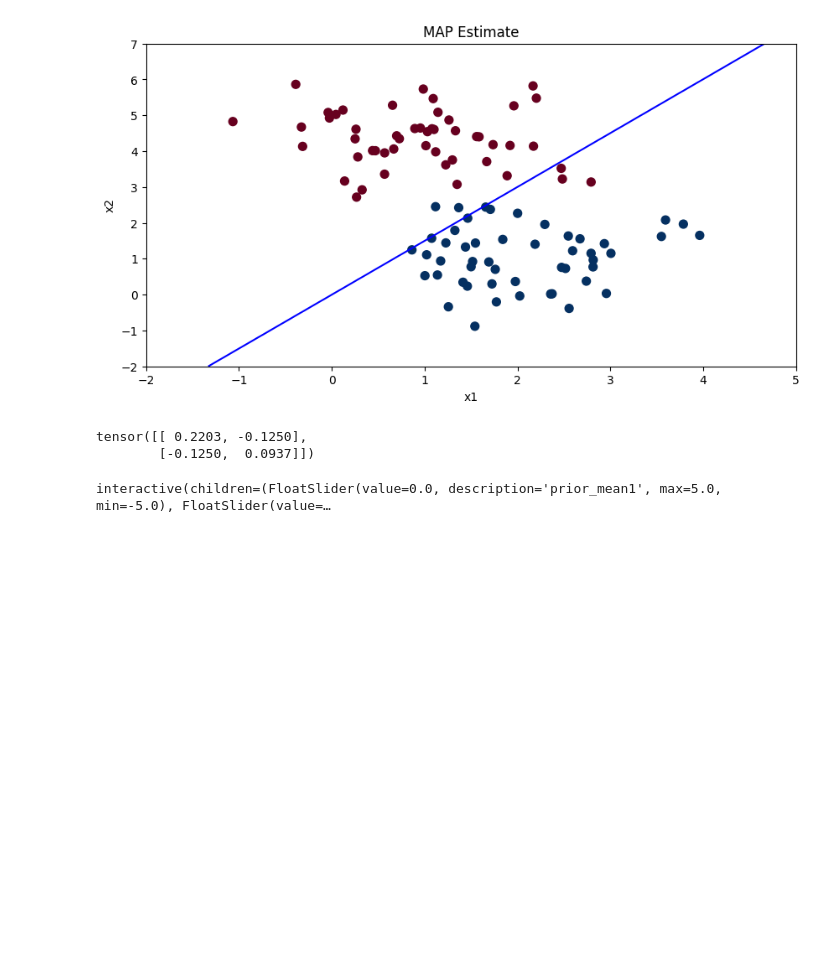
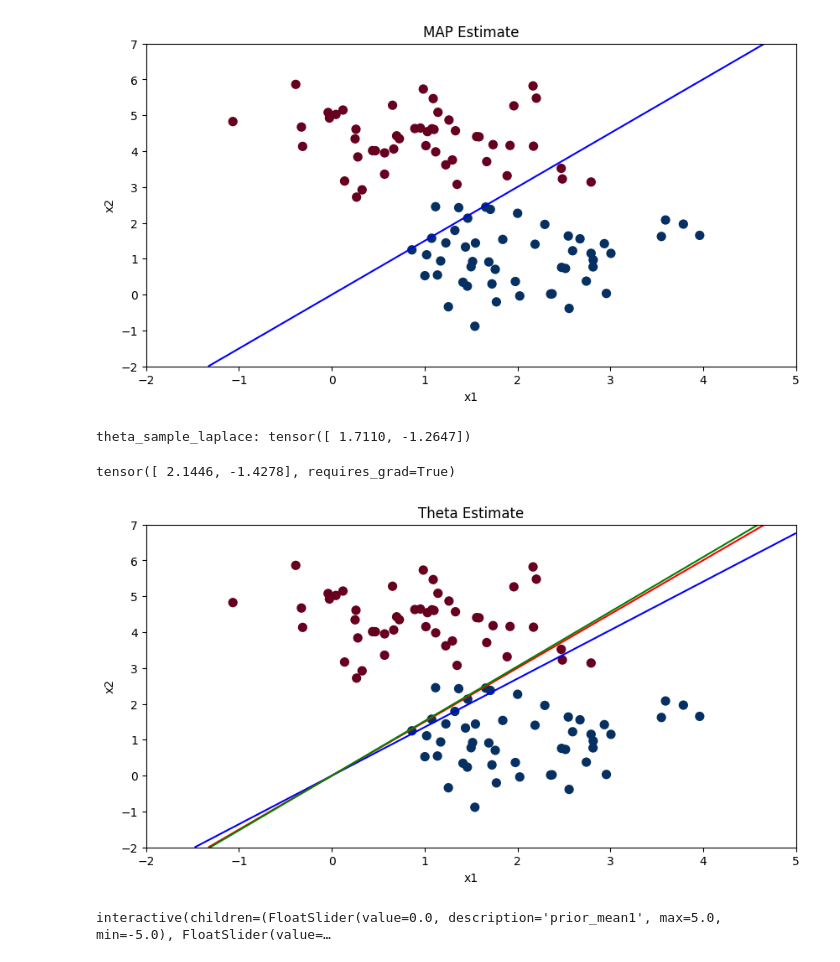
Before and after one commit to Kalash0309/Bayesian_Unlearning, a Jupyter notebook: Kalash/bayesian_logistic_regression.ipynb, the cells around one changed output. Cells and saved outputs as stored; diff of their text form; code cells hidden in the pictures; blank space fills up the shorter version.

```diff
--- a/Kalash/bayesian_logistic_regression.ipynb
+++ b/Kalash/bayesian_logistic_regression.ipynb
@@ -101,3 +101,18 @@ theta_map = map(prior)
 print('theta_map:', theta_map)
 # %% [output]
 theta_map: tensor([ 2.1446, -1.4278], requires_grad=True)
+# %%
+# Calculate theta mle
+
+def mle(X=X, y=y):
+    theta_mle = torch.tensor([0.,0.], requires_grad=True)
+    optimizer = torch.optim.Adam([theta_mle], lr=0.1)
+    for i in range(1000):
+        optimizer.zero_grad()
+        loss = -log_likelihood(theta_mle, X, y)
+        loss.backward()
+        optimizer.step()
+    return theta_mle
+
+theta_mle = mle()
+print('theta_mle:', theta_mle)
@@ -127,15 +144,44 @@ plot_map_estimate_decision_boundary(theta_map)
 def hessian_bivariate_normal(nll, mode):
     hessian = torch.autograd.functional.hessian(nll, mode)
     return torch.inverse(hessian)
-
-nll = lambda theta: -log_likelihood(theta, X, y)
-# nll(theta_map)
-hessian_bivariate_normal(nll, theta_map)
-# posterior_approx_cov = torch.inverse(hessian_bivariate_normal(nll, theta_map))
-# posterior_approx_cov
-# %% [output]
-tensor([[ 0.2203, -0.1250],
-        [-0.1250,  0.0937]])
+# %%
+nll = lambda theta: -log_likelihood(theta, X, y)
+posterior_approx_cov = hessian_bivariate_normal(nll, theta_map)
+# %%
+laplace_dist = multivariate_normal(theta_map, posterior_approx_cov)
+theta_sample_laplace = laplace_dist.sample()
+print('theta_sample_laplace:', theta_sample_laplace)
+# %% [output]
+theta_sample_laplace: tensor([ 1.7110, -1.2647])
+# %%
+
+def plot_theta_decision_boundary_compare(theta_1, theta_2, theta_3,  X=X, y=y):
+
+    fig = plt.figure(figsize=(10, 5))
+    plt.scatter(X[:, 0], X[:, 1], c=y, s=50, cmap="RdBu")
+    plt.xlabel('x1')
+    plt.ylabel('x2')
+    plt.title('Theta Estimate')
+    x1 = torch.linspace(-2, 5, 1000)
+    x2 = torch.linspace(-2, 7, 1000)
+    X1, X2 = torch.meshgrid(x1, x2)
+    Z = torch.stack([X1, X2], dim=-1)
+    z_map = forward(Z, theta_1).detach().numpy()
+    z_map_2 = forward(Z, theta_2).detach().numpy()
+    z_map_3 = forward(Z, theta_3).detach().numpy()
+    plt.contour(X1, X2, z_map, levels=[0.5], colors='blue')
+    plt.contour(X1, X2, z_map_2, levels=[0.5], colors='red')
+    plt.contour(X1, X2, z_map_3, levels=[0.5], colors='green')
+
+    plt.show()
+# %%
+theta_map
+# %% [output]
+tensor([ 2.1446, -1.4278], requires_grad=True)
+# %%
+plot_theta_decision_boundary_compare(theta_sample_laplace, theta_map, theta_mle)
+# %% [output]
+[figure, added]
 # %%
 def laplace_approx_bivariate_normal(mode):
     nll = lambda theta: -log_likelihood(theta)
```
Also changed, not shown: parts of 2 cells of this notebook, 1 other file.
